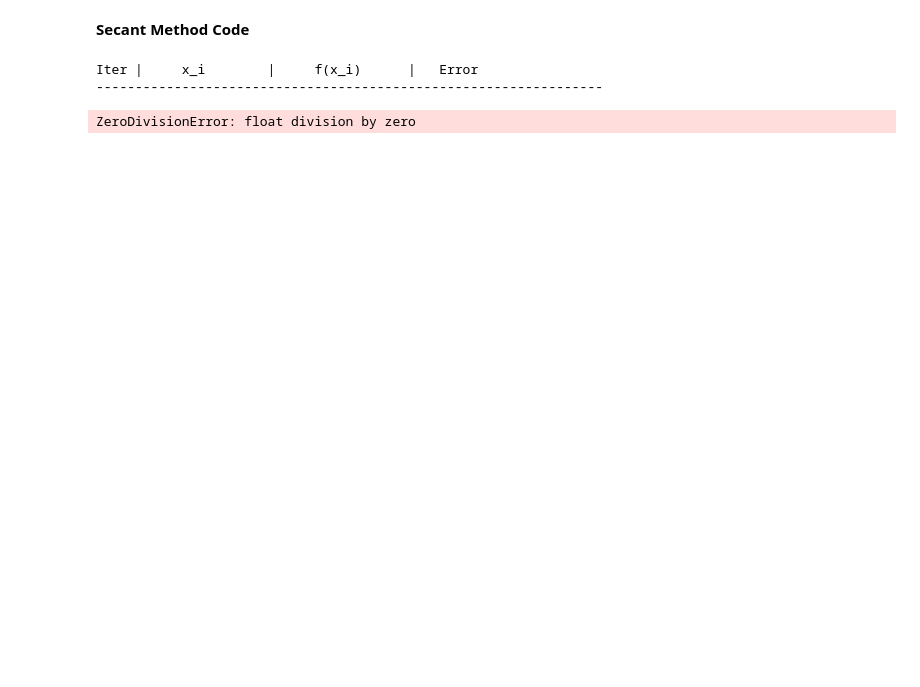
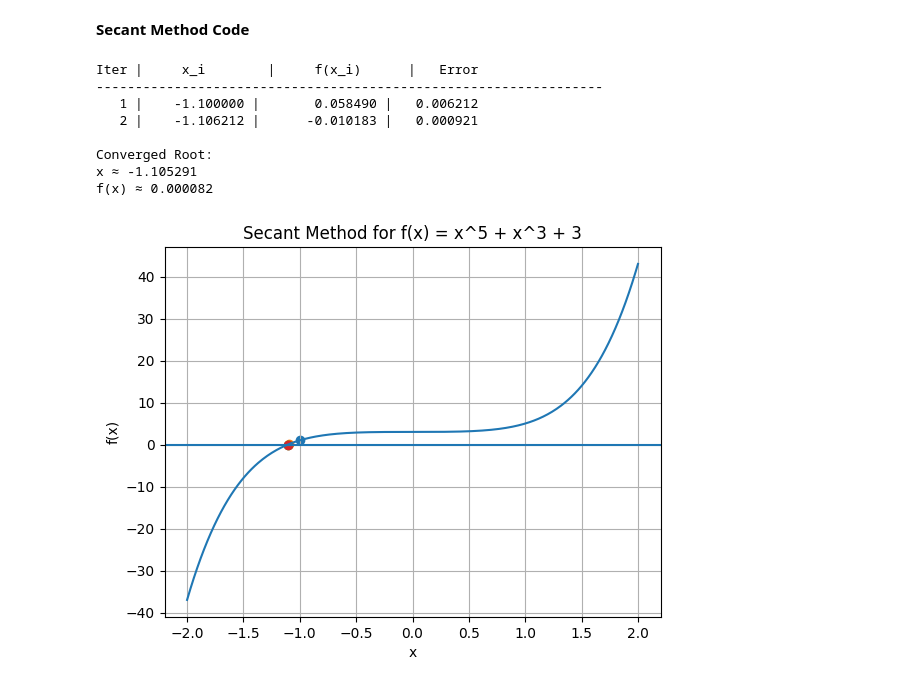
Before and after one commit to abiduldul/Komputasi-Numeris, a Jupyter notebook: Materi 1/Secant_Method.ipynb, the cells around one changed output. Drawn from its saved outputs; the diff is of its cells as text; code cells hidden in the pictures; blank space fills up the shorter version.

Commit message:
plot graph and fix secant issue

```diff
--- a/Materi 1/Secant_Method.ipynb
+++ b/Materi 1/Secant_Method.ipynb
@@ -24,7 +26,7 @@ iterations_x = [x0, x1]
 
 for i in range(1, max_iter+1):
 
-    f_x0 = f(x1)
+    f_x0 = f(x0)
     f_x1 = f(x1)
 
     # Secant formula
@@ -39,31 +41,37 @@ for i in range(1, max_iter+1):
     if error < tol:
         break
 
     x0 = x1
     x1 = x2
 
 print("\nConverged Root:")
 print(f"x ≈ {x2:.6f}")
 print(f"f(x) ≈ {f(x2):.6f}")
 
 # ====== Plot ======
 x_vals = np.linspace(-2, 2, 400)
 y_vals = f(x_vals)
 
 plt.figure()
 plt.plot(x_vals, y_vals)
 plt.axhline(0)
 
 # Plot iteration points
 for xi in iterations_x:
     plt.scatter(xi, f(xi))
 
 plt.title("Secant Method for f(x) = x^5 + x^3 + 3")
 plt.xlabel("x")
 plt.ylabel("f(x)")
 plt.grid(True)
 plt.show()
 # %% [output]
 Iter |     x_i        |     f(x_i)      |   Error
 -----------------------------------------------------------------
+   1 |    -1.100000 |       0.058490 |   0.006212
+   2 |    -1.106212 |      -0.010183 |   0.000921
+
+Converged Root:
+x ≈ -1.105291
+f(x) ≈ 0.000082
-ZeroDivisionError: float division by zero
+[figure, added]
```
Also changed, not shown: parts of 1 cell of this notebook.
